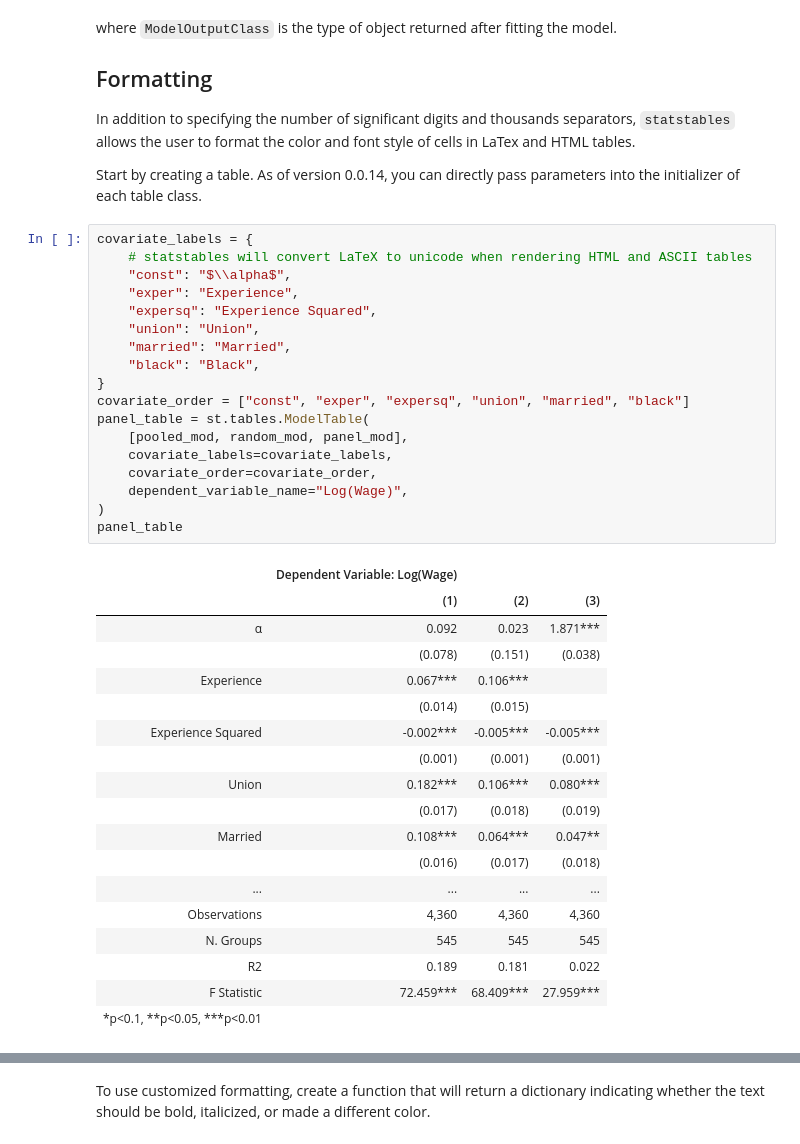
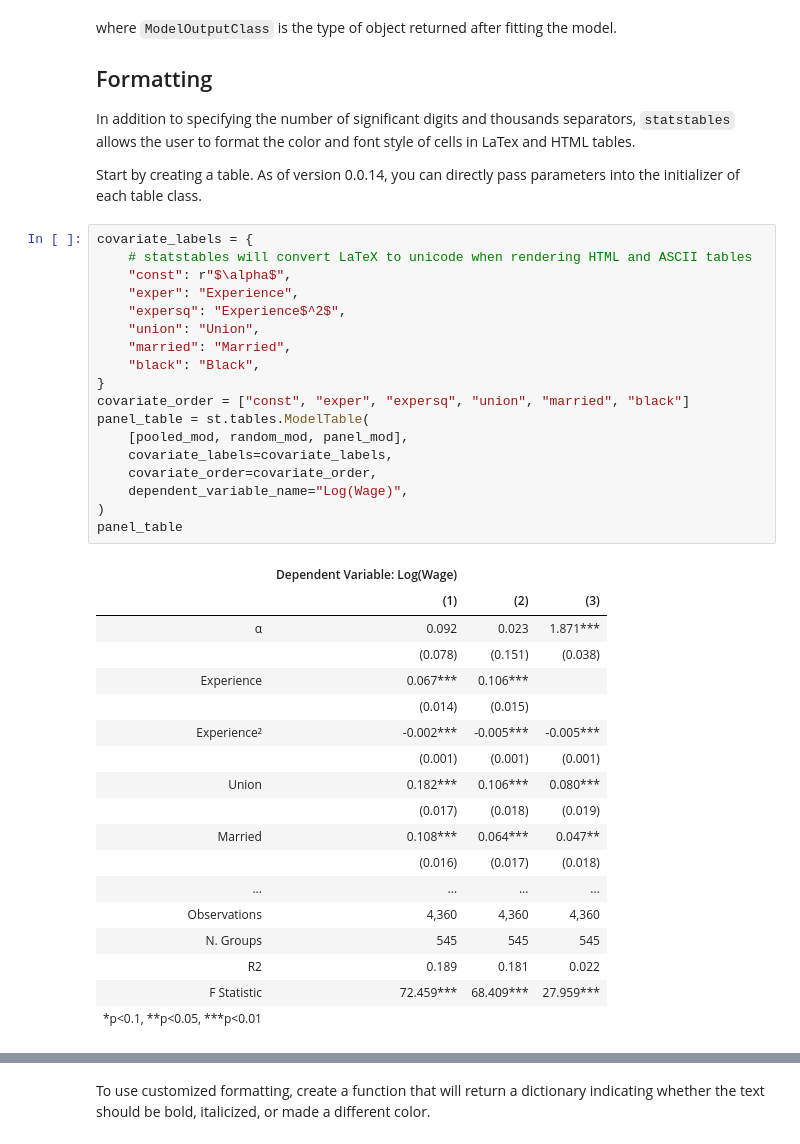
Before and after one commit to andersonfrailey/statstables, a Jupyter notebook: samplenotebook.ipynb, the cells around one changed output, grey strips where cells are left out. Drawn from its saved outputs; the diff is of its cells as text.

```diff
--- a/samplenotebook.ipynb
+++ b/samplenotebook.ipynb
@@ -483,29 +481,29 @@ Start by creating a table. As of version 0.0.14, you can directly pass parameter
 # %%
 covariate_labels = {
     # statstables will convert LaTeX to unicode when rendering HTML and ASCII tables
-    "const": "$\\alpha$",
+    "const": r"$\alpha$",
     "exper": "Experience",
-    "expersq": "Experience Squared",
+    "expersq": "Experience$^2$",
     "union": "Union",
     "married": "Married",
     "black": "Black",
 }
 covariate_order = ["const", "exper", "expersq", "union", "married", "black"]
 panel_table = st.tables.ModelTable(
     [pooled_mod, random_mod, panel_mod],
     covariate_labels=covariate_labels,
     covariate_order=covariate_order,
     dependent_variable_name="Log(Wage)",
 )
 panel_table
 # %% [output]
 |  | Dependent Variable: Log(Wage) |  |  |
 |  | (1) | (2) | (3) |
 | α | 0.092 | 0.023 | 1.871*** |
 |  | (0.078) | (0.151) | (0.038) |
 | Experience | 0.067*** | 0.106*** |  |
 |  | (0.014) | (0.015) |  |
-| Experience Squared | -0.002*** | -0.005*** | -0.005*** |
+| Experience² | -0.002*** | -0.005*** | -0.005*** |
 |  | (0.001) | (0.001) | (0.001) |
 | Union | 0.182*** | 0.106*** | 0.080*** |
 |  | (0.017) | (0.018) | (0.019) |
```
Also changed, not shown: parts of 7 cells of this notebook, 12 other files.
